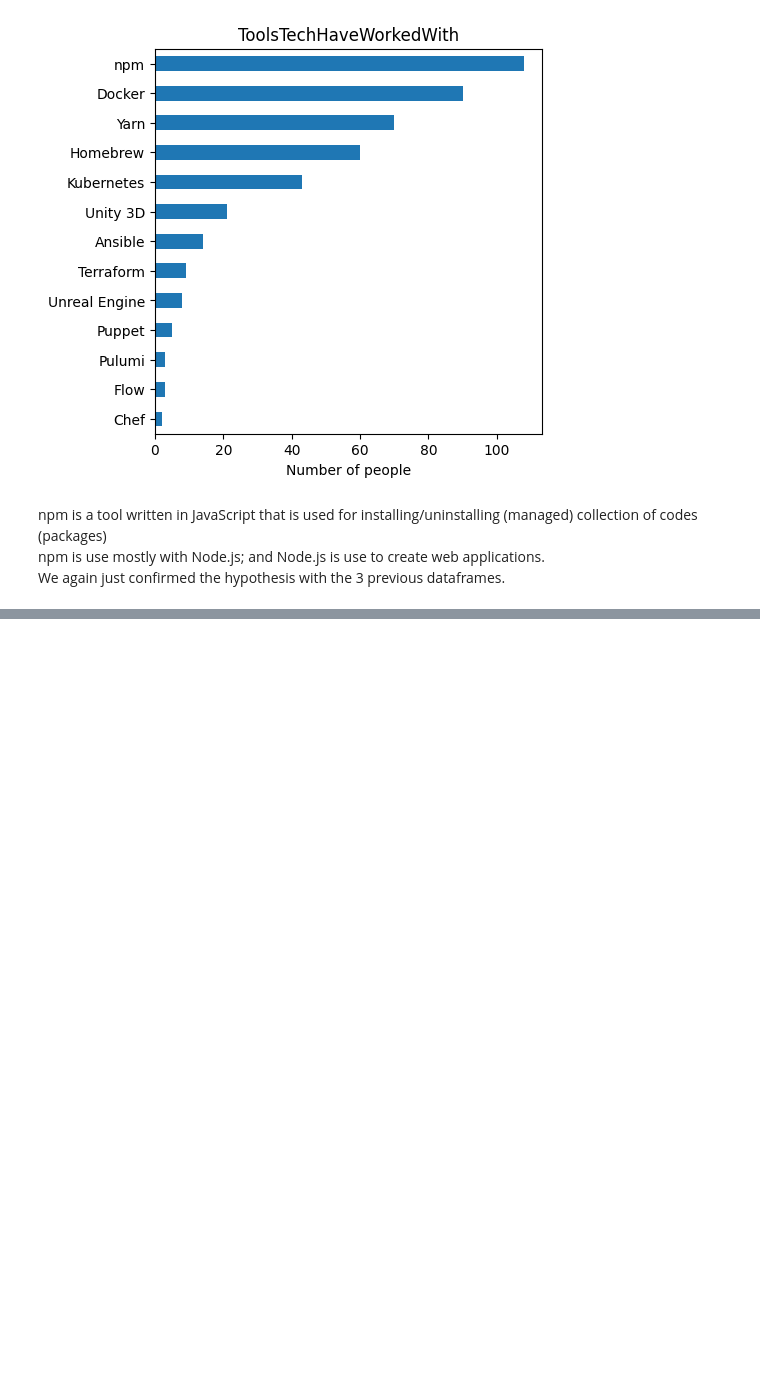
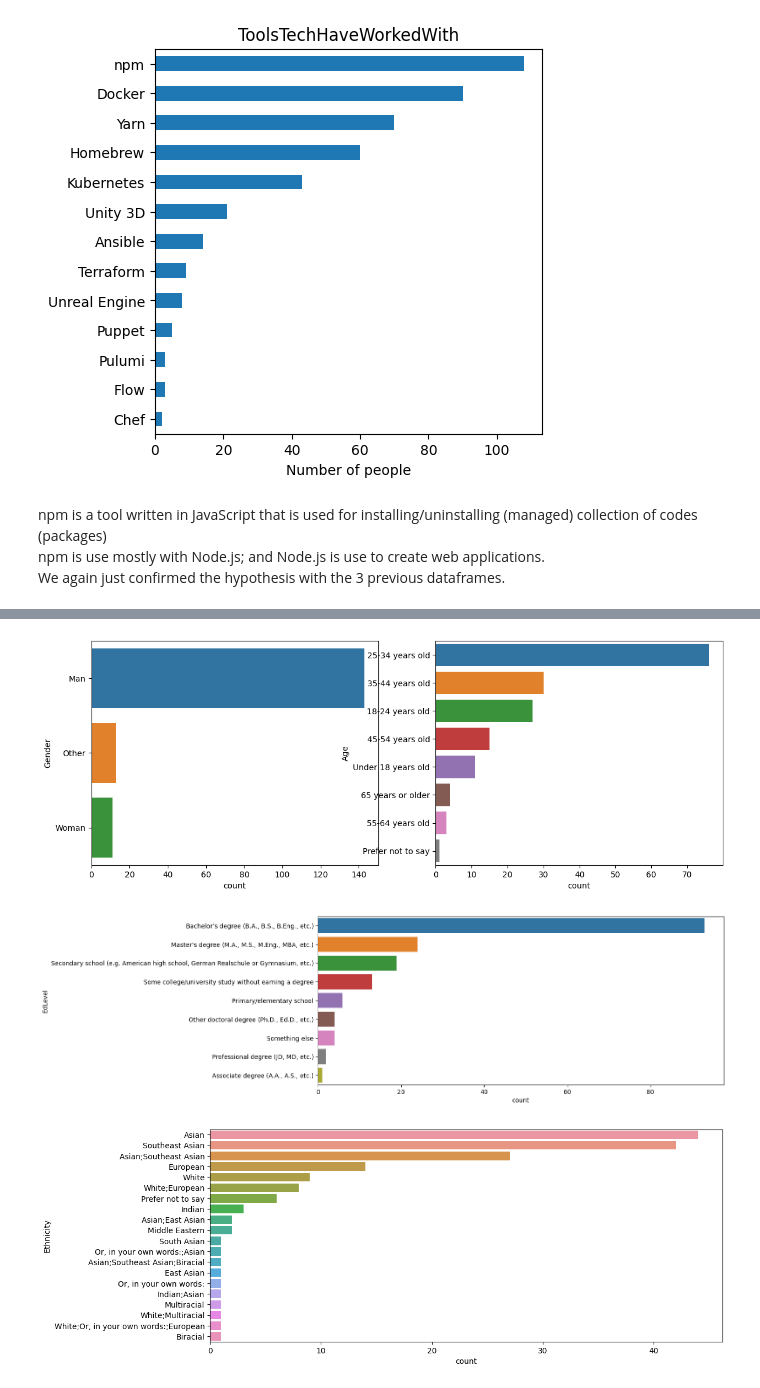
Before and after one commit to wire2coder/datascience-blog-uda, a Jupyter notebook: m2.ipynb, the cells around one changed output, grey strips where cells are left out. Saved outputs shown, nothing was run; the diff lists cells and outputs as text; code cells hidden in the pictures; blank space fills up the shorter version.

```diff
--- a/m2.ipynb
+++ b/m2.ipynb
@@ -327,0 +243,3 @@ Index(['Weekly', 'Yearly', 'Monthly'], dtype='object')
+# %%
+selected_columns = ['EdLevel', 'Age', 'Gender', 'Country', 'Ethnicity']
+q5df = thailand_df[selected_columns]
@@ -327,0 +261,10 @@ Index(['Weekly', 'Yearly', 'Monthly'], dtype='object')
+# %%
+# making new function
+def categorize_gender(gender):
+    if gender in ['Man', 'Woman']:
+        return gender
+    else:
+        return 'Other'
+
+# q5df[:, 'Gender'] means, all ROWS and column 'Gender'
+q5df.loc[:, 'Gender'] = q5df['Gender'].apply(categorize_gender)
@@ -327,0 +312,3 @@ Index(['Weekly', 'Yearly', 'Monthly'], dtype='object')
+# %%
+max_length = 50  # Define the maximum length you want to drop
+q5df = q5df[q5df['Ethnicity'].str.len() <= max_length]
@@ -327,0 +326,18 @@ Index(['Weekly', 'Yearly', 'Monthly'], dtype='object')
+# %%
+# making a 1 row, 2 columns and the 'figure size' is 3x3
+fig1, ax1 =  plt.subplots(1, 2, figsize=(14, 5))
+sns.countplot(y='Gender', data=q5df, order=q5df['Gender'].value_counts().index, ax=ax1[0])
+sns.countplot(y='Age', data=q5df, order=q5df['Age'].value_counts().index, ax=ax1[1])
+
+
+fig2 =  plt.subplots(1, 1, figsize=(12, 5))
+sns.countplot(y='EdLevel', data=q5df, order=q5df['EdLevel'].value_counts().index)
+
+fig3 = plt.subplots(1, 1, figsize=(12, 5))
+sns.countplot(y='Ethnicity', data=q5df, order=q5df['Ethnicity'].value_counts().index)
+
+plt.show()
+# %% [output]
+[figure, added]
+[figure, added]
+[figure, added]
```
Also changed, not shown: parts of 19 cells of this notebook, 2 other files.
